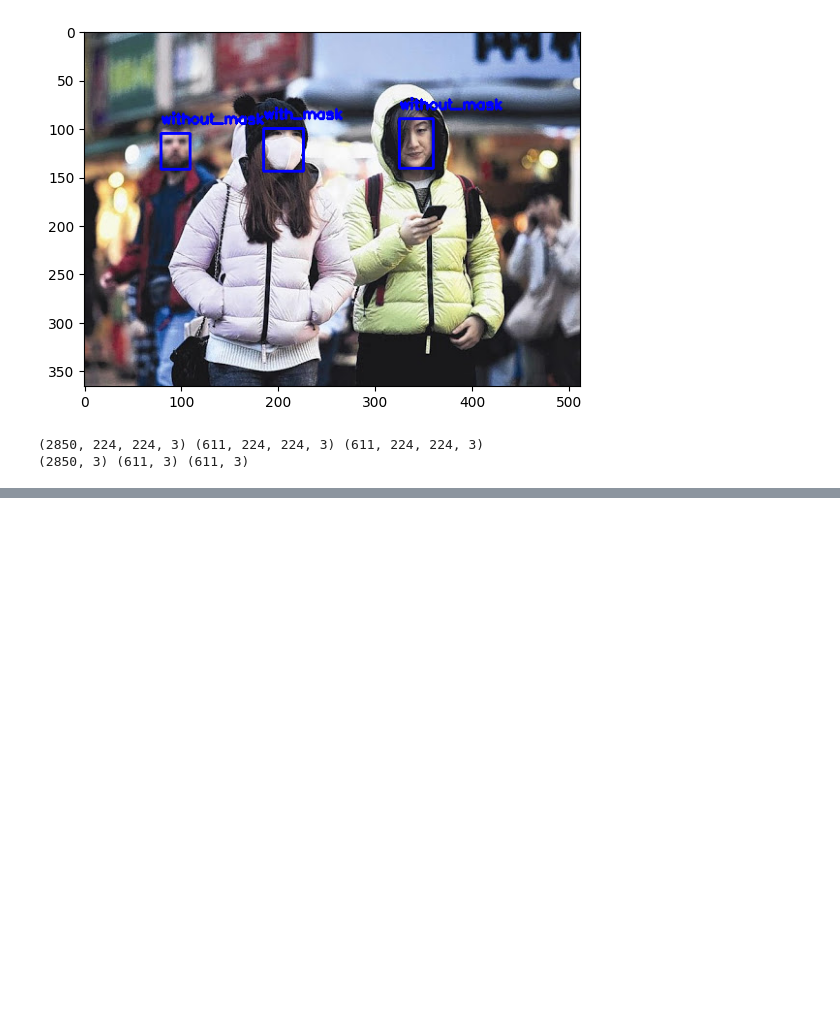
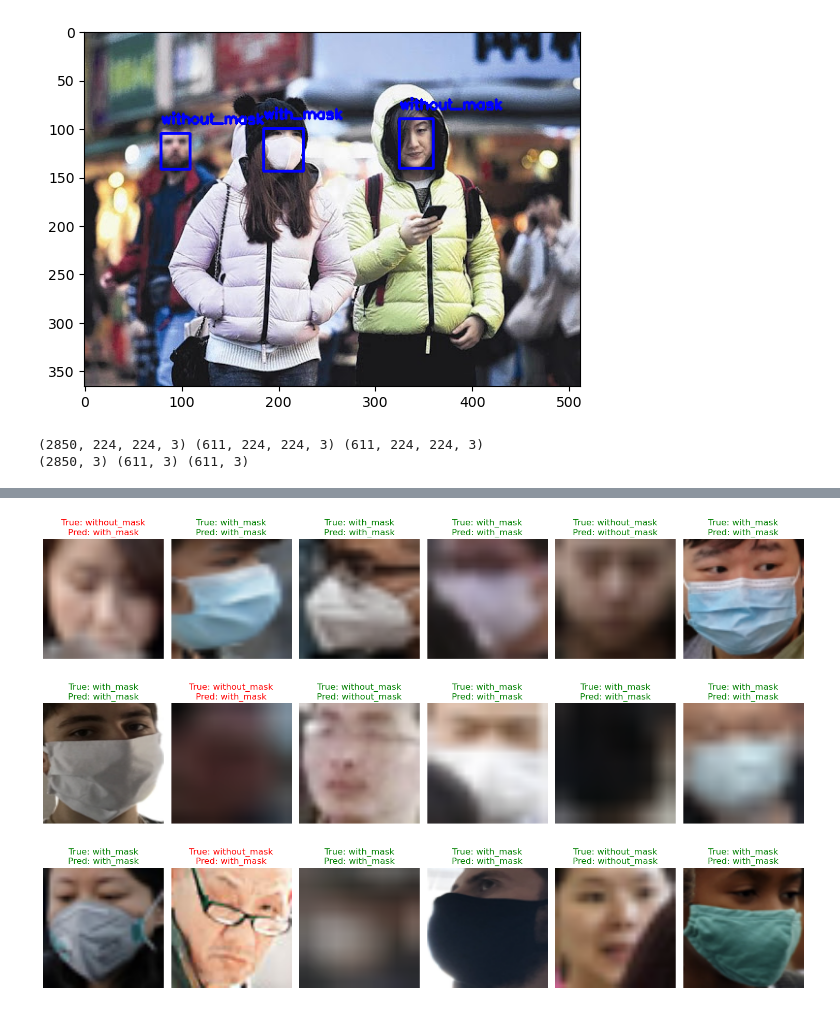
Before and after one commit to BarathSrinivasan2002/Deep_Learning_Face_mask_detection, a Jupyter notebook: MobilenetV2.ipynb, the cells around one changed output, grey strips where cells are left out. Cells and saved outputs as stored; diff of their text form; code cells hidden in the pictures; blank space fills up the shorter version.

```diff
--- a/MobilenetV2.ipynb
+++ b/MobilenetV2.ipynb
@@ -234,0 +340,25 @@ array([0, 0, 0, 2, 0], dtype=int64)
+# %%
+# Get predictions for test data
+predictions = model_mobilenetv2_aug.predict(test_x)
+predicted_labels = np.argmax(predictions, axis=1)
+true_labels = test_y
+
+# Create a mapping from numeric labels back to string labels
+label_mapping = {0: 'with_mask', 1: 'without_mask', 2: 'mask_weared_incorrect'}
+
+# Plot a grid of images with their predictions
+plt.figure(figsize=(15, 10))
+for i in range(18):  # Show first 9 images
+    plt.subplot(3, 6, i+1)
+    plt.imshow(cv2.cvtColor(((test_x[i] + 1) * 127.5).astype(np.uint8), cv2.COLOR_BGR2RGB))
+
+    true_label = label_mapping[true_labels[i]]
+    pred_label = label_mapping[predicted_labels[i]]
+    color = 'green' if true_labels[i] == predicted_labels[i] else 'red'
+
+    plt.title(f'True: {true_label}\nPred: {pred_label}', color=color)
+    plt.axis('off')
+
+plt.tight_layout()
+plt.show()
+# %% [output]
@@ -234,0 +366 @@ array([0, 0, 0, 2, 0], dtype=int64)
+[figure, added]
```
Also changed, not shown: parts of 22 cells of this notebook.
